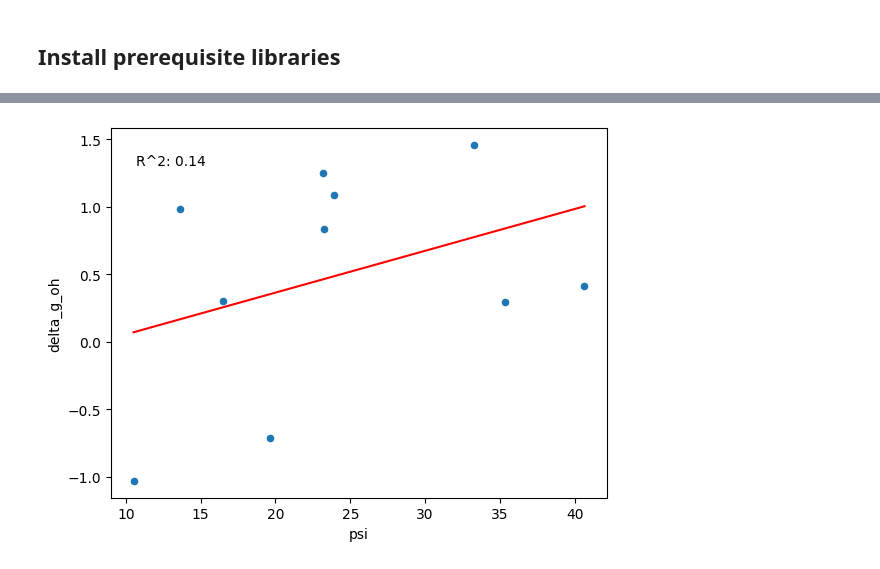
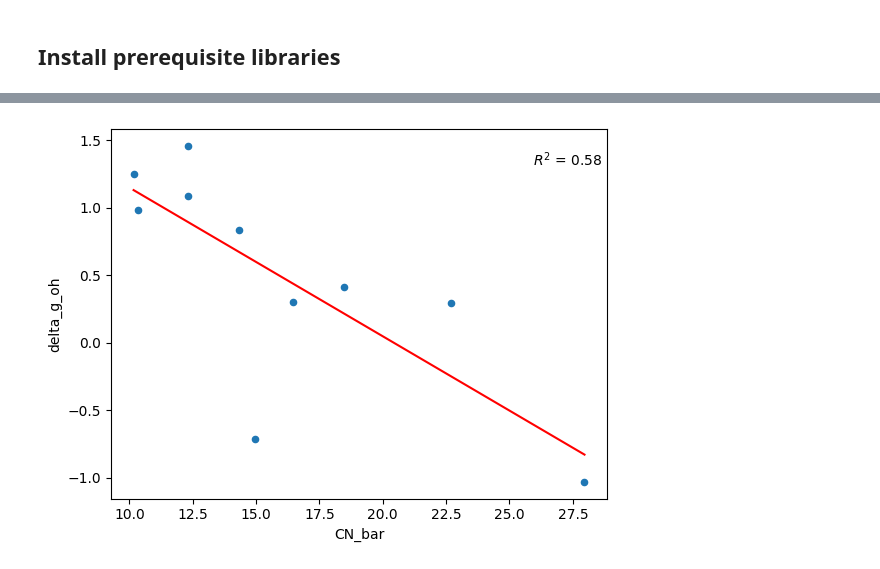
Before and after one commit to Srishyam/adsorption-gnn-predictor, a Jupyter notebook: scripts/run_example_descriptor.ipynb, the cells around one changed output, grey strips where cells are left out. Drawn from its saved outputs; the diff is of its cells as text; code cells hidden in the pictures.

```diff
--- a/scripts/run_example_descriptor.ipynb
+++ b/scripts/run_example_descriptor.ipynb
@@ -13,7 +17,7 @@ def get_act_site_index(struct, ads_idx):
     Inputs: pymatgen structure, adsorbate index
     Output: active site index
     '''
-    cutoff_dist = 4.
+    cutoff_dist = 4.5
     mnn = MinimumDistanceNN(cutoff=cutoff_dist, get_all_sites=True)
     nn_list = mnn.get_nn_info(struct,ads_idx)
     act_site_idx = 0
@@ -43,17 +47,16 @@ with open('./example_data.pkl','rb') as pf:
 # Initialize list for storing the calculated descriptors
 new_list = list()
 for d in ds_full:
+    mat_id = d['mpid']
     # Obtain the CIF for the bulk structure from Materials Project
     # Comment out this code if you have CIF structure already in the dataset:
     # Your Materials Project API key goes here
-    mp_api_key = '' # Your API key here
+    mp_api_key = '7CIuGl1xbKasdaqBiimUYc8EaqvEbmJe' # Your API key here
 
     with MPRester(mp_api_key) as mpr:
         docs = mpr.materials.search(
             material_ids=[mat_id], fields=['initial_structures'])
     d['cif_struct'] = docs[0].initial_structures[0]
-    # bulk_V = get_bulk_V(docs[0].initial_structures[0])
-    # new_dict['CN_bar_sd']  = mu2_value/(bulk_V)
 
     # Make pymatgen Structure object for further calculations
     atom_list_init = d['init_struct']['atoms']['atoms']
@@ -73,21 +76,25 @@ for d in ds_full:
     py_struct_fin = Structure(lattice, specie_list, coords_list_fin, coords_are_cartesian=True)
 
     # active_site_index = get_site_index_from_coords(py_struct_init, get_act_site_coords(py_struct_init, d['adsorbate']))
-    # For GAS dataset, 0 is the adsorbate index
+    # For GAS dataset, 0 is the adsorbate index; for OCP dataset, the adsorbate is mentioned as a key in the dictionary
     active_site_index = get_act_site_index(py_struct_init,0)
     active_site_coords = atom_list_init[active_site_index]['position']
     active_site_coords_fin = atom_list_fin[active_site_index]['position']
-
+    # Open a new dictionary to modify key-value pairs
     new_dict = dict()
     new_dict = copy.deepcopy(d)
-    new_dict['psi'] = get_psi(py_struct_init, active_site_coords)
-    mu2_value = get_mu2_sum(py_struct_fin, active_site_coords_fin)
+    # These are the descriptors to be chosen based on your need:
+    # psi,
+    # CN,
+    # CN_bar,
+    # CN_bar_sd
 
-    cif_struct = d['cif_struct']
-    bulk_V = get_bulk_V(d['cif_struct'])
-    new_dict['CN_bar_sd']  = mu2_value/(bulk_V)
-
-    new_dict['CN_max'] = get_CN_max(cif_struct)
+    # new_dict['psi'] = get_psi(py_struct_init, active_site_coords)
+    # mu2_value = get_mu2_sum(py_struct_fin, active_site_coords_fin)
+    # cif_struct = d['cif_struct']
+    # bulk_V = get_bulk_V(d['cif_struct'])
+    # new_dict['CN_bar_sd']  = mu2_value/(bulk_V)
+    new_dict['CN_max'] = get_CN_max(d['cif_struct'])
     new_dict['CN'] = get_CN(py_struct_init, active_site_coords)
     new_dict['CN_bar'] = get_CN_bar(py_struct_init, active_site_coords, new_dict['CN_max'])
     new_list.append(new_dict)
@@ -97,27 +109,27 @@ df = pandas.DataFrame(new_list)
 # %%
 from matplotlib import pyplot as plt
 import numpy as np
 import scipy.stats as stats
 
-# Column name
-descriptor = 'psi'      # Change based on requirement
-energy_column = 'delta_g_oh'
-# Use a scatter plot
+# Check the descriptor name and the energy value to be plotted
+descriptor = 'CN_bar'      # Change based on descriptor name
+energy_column = 'delta_g_oh'    # Change based on energy to be calculated
+# Use a scatter plot for the descriptor vs energy
 ax = df.plot.scatter(x=descriptor,y=energy_column)
 
-# Get the best-fit line
+# Get the best-fit linear equation correlation
 coeffs = np.polyfit(df[descriptor],df[energy_column],1)
 p = np.poly1d(coeffs)
 x_line = np.linspace(df[descriptor].min(), df[descriptor].max(), 100)
 ax.plot(x_line, p(x_line), color='red')
 # Get R^2 values
 slope, intercept, r_value, p_value, std_err = stats.linregress(df[descriptor], df[energy_column])
 r_squared = r_value**2
-ax.annotate(f"R^2: {r_squared:.2f}", xy=(0.05, 0.9), xycoords='axes fraction')
+ax.annotate(f"$R^2$ = {r_squared:.2f}", xy=(0.85, 0.9), xycoords='axes fraction')
 
 # Add labels to the plot
 plt.xlabel(descriptor)
 plt.ylabel(energy_column)
 plt.show()
 # %% [output]
-[figure, old version]
+[figure, new version]
```
Also changed, not shown: parts of 6 cells of this notebook.
